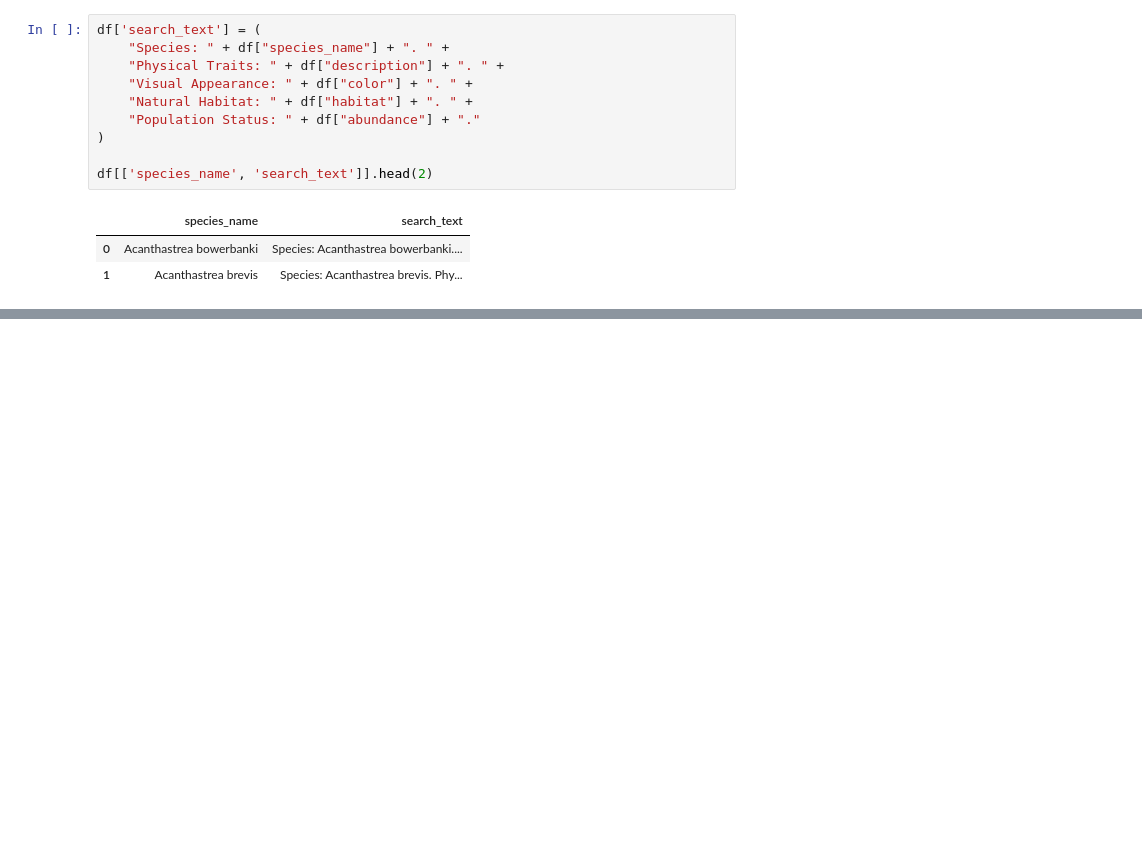
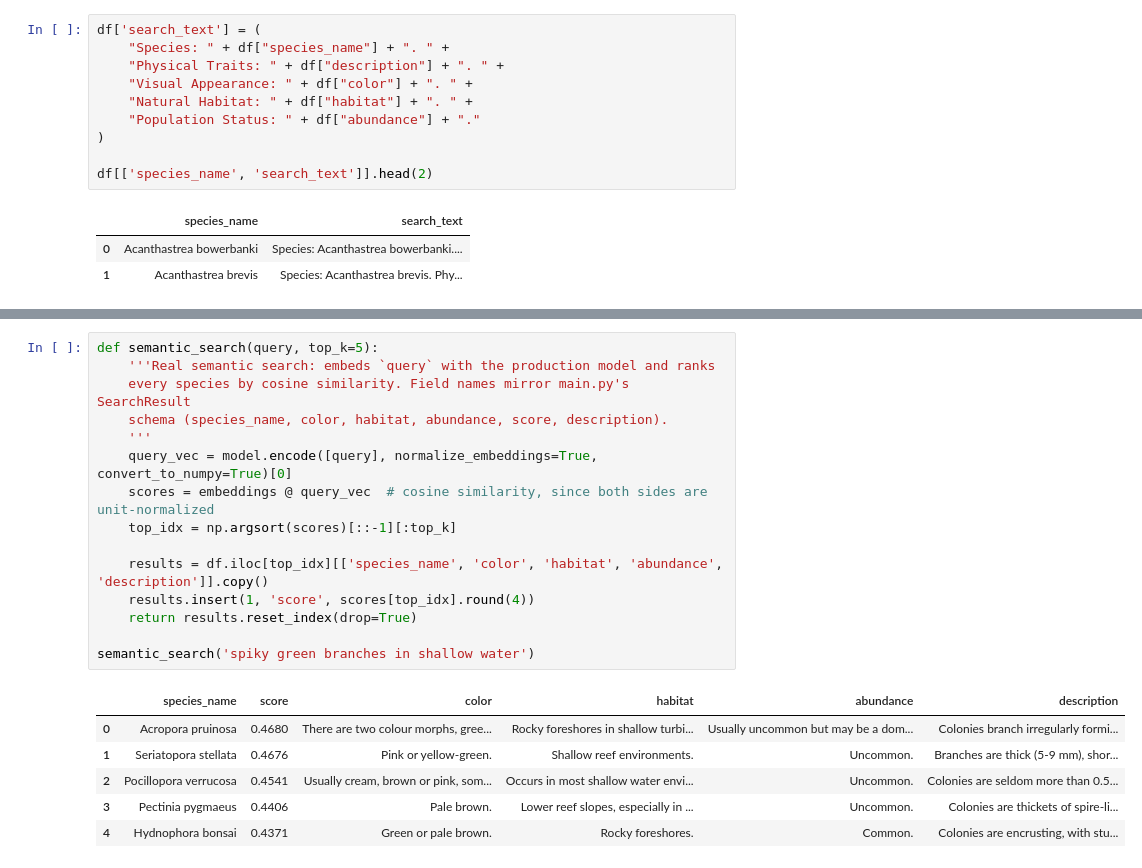
Before and after one commit to thompgt/coral-reef, a Jupyter notebook: Demo.ipynb, the cells around one changed output, grey strips where cells are left out. Drawn from its saved outputs; the diff is of its cells as text; blank space fills up the shorter version.

```diff
--- a/Demo.ipynb
+++ b/Demo.ipynb
@@ -240,0 +266,22 @@ This is purely illustrative: TF-IDF captures lexical overlap, not the deeper sem
+# %%
+def semantic_search(query, top_k=5):
+    '''Real semantic search: embeds `query` with the production model and ranks
+    every species by cosine similarity. Field names mirror main.py's SearchResult
+    schema (species_name, color, habitat, abundance, score, description).
+    '''
+    query_vec = model.encode([query], normalize_embeddings=True, convert_to_numpy=True)[0]
+    scores = embeddings @ query_vec  # cosine similarity, since both sides are unit-normalized
+    top_idx = np.argsort(scores)[::-1][:top_k]
+
+    results = df.iloc[top_idx][['species_name', 'color', 'habitat', 'abundance', 'description']].copy()
+    results.insert(1, 'score', scores[top_idx].round(4))
+    return results.reset_index(drop=True)
+
+semantic_search('spiky green branches in shallow water')
+# %% [output]
+|  | species_name | score | color | habitat | abundance | description |
+| 0 | Acropora pruinosa | 0.4680 | There are two colour morphs, gree... | Rocky foreshores in shallow turbi... | Usually uncommon but may be a dom... | Colonies branch irregularly formi... |
+| 1 | Seriatopora stellata | 0.4676 | Pink or yellow-green. | Shallow reef environments. | Uncommon. | Branches are thick (5-9 mm), shor... |
+| 2 | Pocillopora verrucosa | 0.4541 | Usually cream, brown or pink, som... | Occurs in most shallow water envi... | Uncommon. | Colonies are seldom more than 0.5... |
+| 3 | Pectinia pygmaeus | 0.4406 | Pale brown. | Lower reef slopes, especially in ... | Uncommon. | Colonies are thickets of spire-li... |
+| 4 | Hydnophora bonsai | 0.4371 | Green or pale brown. | Rocky foreshores. | Common. | Colonies are encrusting, with stu... |
```
Also changed, not shown: parts of 26 cells of this notebook, 1 other file.
